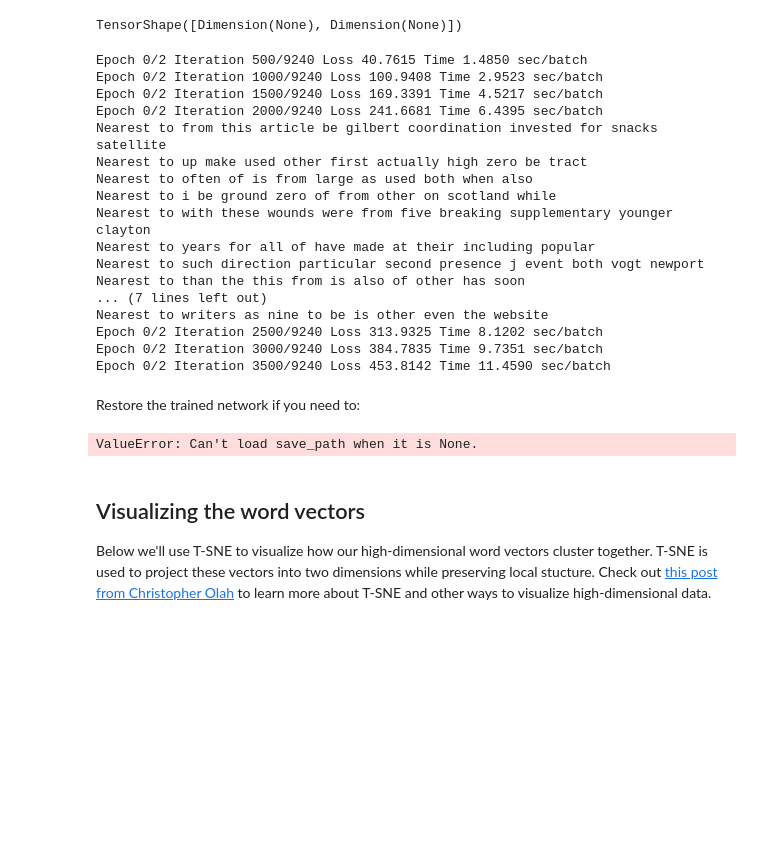
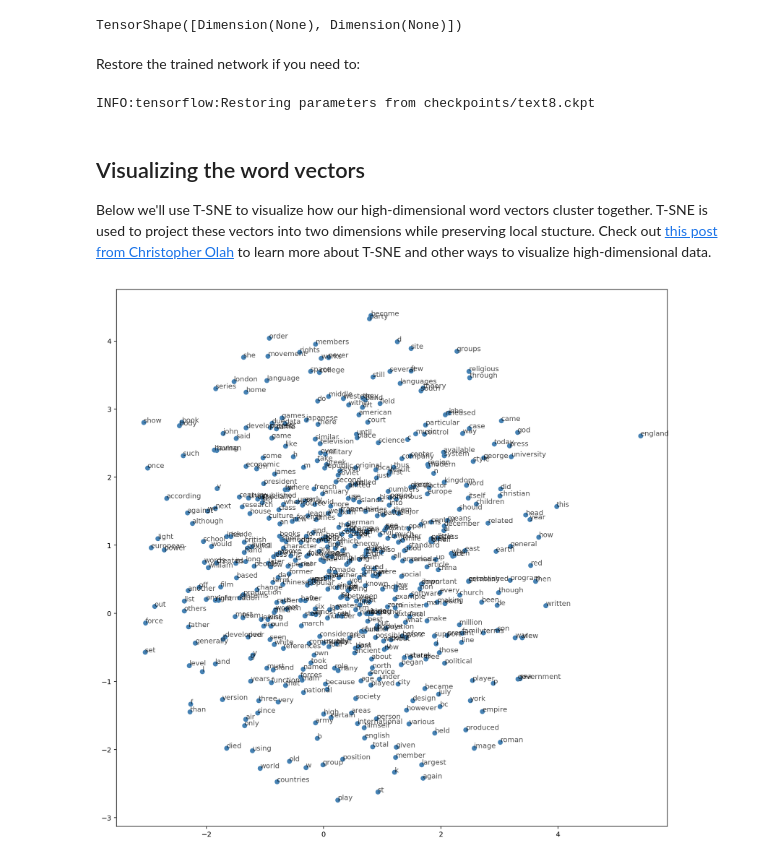
Before and after one commit to rhombhi/deep-learning, a Jupyter notebook: embeddings/Skip-Gram_word2vec_mine.ipynb, the cells around one changed output. Saved outputs shown, nothing was run; the diff lists cells and outputs as text; code cells hidden in the pictures; blank space fills up the shorter version.

```diff
--- a/embeddings/Skip-Gram_word2vec_mine.ipynb
+++ b/embeddings/Skip-Gram_word2vec_mine.ipynb
@@ -336,7 +336,7 @@ labels.shape
 # %% [output]
 TensorShape([Dimension(None), Dimension(None)])
 # %%
-epochs = 2
+epochs = 10
 batch_size = 1000
 window_size = 10
 
@@ -378,26 +378,8 @@ with tf.Session(graph=train_graph) as sess:
 
             iteration += 1
 
-    saver.save('checkpoints/text8.ckpt')
+    saver.save(sess, 'checkpoints/text8.ckpt')
     emb_mat  = sess.run(normalized_embedding)
-# %% [output]
-Epoch 0/2 Iteration 500/9240 Loss 40.7615 Time 1.4850 sec/batch
-Epoch 0/2 Iteration 1000/9240 Loss 100.9408 Time 2.9523 sec/batch
-Epoch 0/2 Iteration 1500/9240 Loss 169.3391 Time 4.5217 sec/batch
-Epoch 0/2 Iteration 2000/9240 Loss 241.6681 Time 6.4395 sec/batch
-Nearest to from this article be gilbert coordination invested for snacks satellite
-Nearest to up make used other first actually high zero be tract
-Nearest to often of is from large as used both when also
-Nearest to i be ground zero of from other on scotland while
-Nearest to with these wounds were from five breaking supplementary younger clayton
-Nearest to years for all of have made at their including popular
-Nearest to such direction particular second presence j event both vogt newport
-Nearest to than the this from is also of other has soon
-... (7 lines left out)
-Nearest to writers as nine to be is other even the website
-Epoch 0/2 Iteration 2500/9240 Loss 313.9325 Time 8.1202 sec/batch
-Epoch 0/2 Iteration 3000/9240 Loss 384.7835 Time 9.7351 sec/batch
-Epoch 0/2 Iteration 3500/9240 Loss 453.8142 Time 11.4590 sec/batch
 # %% [markdown]
 Restore the trained network if you need to:
 # %%
@@ -408,7 +390,7 @@ with tf.Session(graph=train_graph) as sess:
     saver.restore(sess, tf.train.latest_checkpoint('checkpoints'))
     embed_mat = sess.run(embedding)
 # %% [output]
-ValueError: Can't load save_path when it is None.
+INFO:tensorflow:Restoring parameters from checkpoints/text8.ckpt
 # %% [markdown]
 ## Visualizing the word vectors
 
@@ -419,11 +402,13 @@ Below we'll use T-SNE to visualize how our high-dimensional word vectors cluster
 import matplotlib.pyplot as plt
 from sklearn.manifold import TSNE
 # %%
-viz_words = 2
+viz_words = 500
 tsne = TSNE()
 embed_tsne = tsne.fit_transform(embed_mat[:viz_words, :])
 # %%
-fig, ax = plt.subplots(14, 14)
+fig, ax = plt.subplots(figsize=(14, 14))
 for idx in range(viz_words):
     plt.scatter(*embed_tsne[idx,:], color='steelblue')
     plt.annotate(int_to_vocab[idx], (embed_tsne[idx, 0], embed_tsne[idx, 1]), alpha=0.7)
+# %% [output]
+[figure, added]
```
Also changed, not shown: parts of 1 cell of this notebook.
